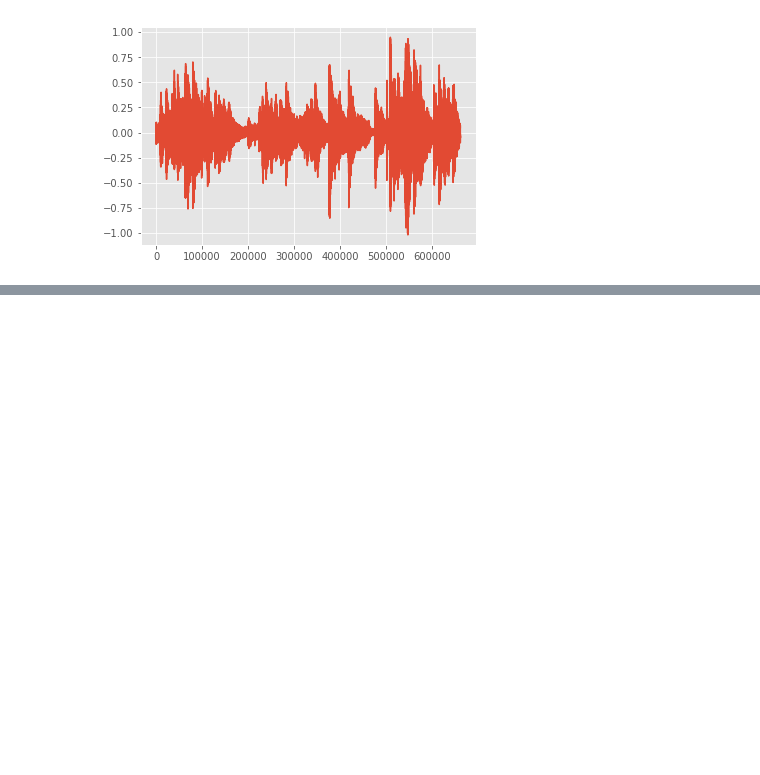
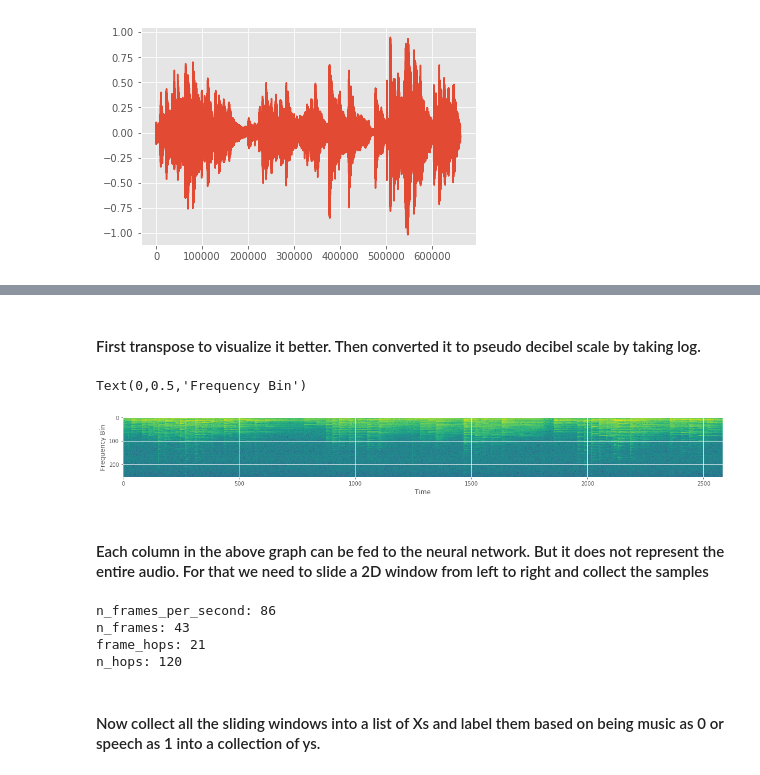
Before and after one commit to jaynilpatel/audio-classifier, a Jupyter notebook: gtzan.ipynb, the cells around one changed output, grey strips where cells are left out. Cells and saved outputs as stored; diff of their text form; code cells hidden in the pictures; blank space fills up the shorter version.

Commit message:
sampled the audio

```diff
--- a/gtzan.ipynb
+++ b/gtzan.ipynb
@@ -45,0 +91,38 @@ plt.plot(s)
+# %% [markdown]
+#### First transpose to visualize it better. Then converted it to pseudo decibel scale by taking log.
+# %%
+plt.figure(figsize=(20, 8))
+plt.imshow(np.log(mag.T))
+plt.xlabel('Time')
+plt.ylabel('Frequency Bin')
+# %% [output]
+Text(0,0.5,'Frequency Bin')
+[figure, added]
+# %% [markdown]
+#### Each column in the above graph can be fed to the neural network. But it does not represent the entire audio. For that we need to slide a 2D window from left to right and collect the samples
+# %%
+# sample rate 22050 hz for this dataset
+sr = 22050
+
+# Calculated how many hops there are in a second which will tell us how many frames of magnitudes we have per second
+n_frames_per_second = sr // hop_size
+print("n_frames_per_second:",n_frames_per_second)
+
+# We want 500 milliseconds of audio in our window
+n_frames = n_frames_per_second // 2
+print("n_frames:",n_frames)
+
+# And we'll move our window by 250 ms at a time
+frame_hops = n_frames_per_second // 4
+print("frame_hops:",frame_hops)
+
+# We'll therefore have this many sliding windows:
+n_hops = (len(mag) - n_frames) // frame_hops
+print("n_hops:",n_hops)
+# %% [output]
+n_frames_per_second: 86
+n_frames: 43
+frame_hops: 21
+n_hops: 120
+# %% [markdown]
+#### Now collect all the sliding windows into a list of Xs and label them based on being music as 0 or speech as 1 into a collection of ys.
```
Also changed, not shown: parts of 4 cells of this notebook.
